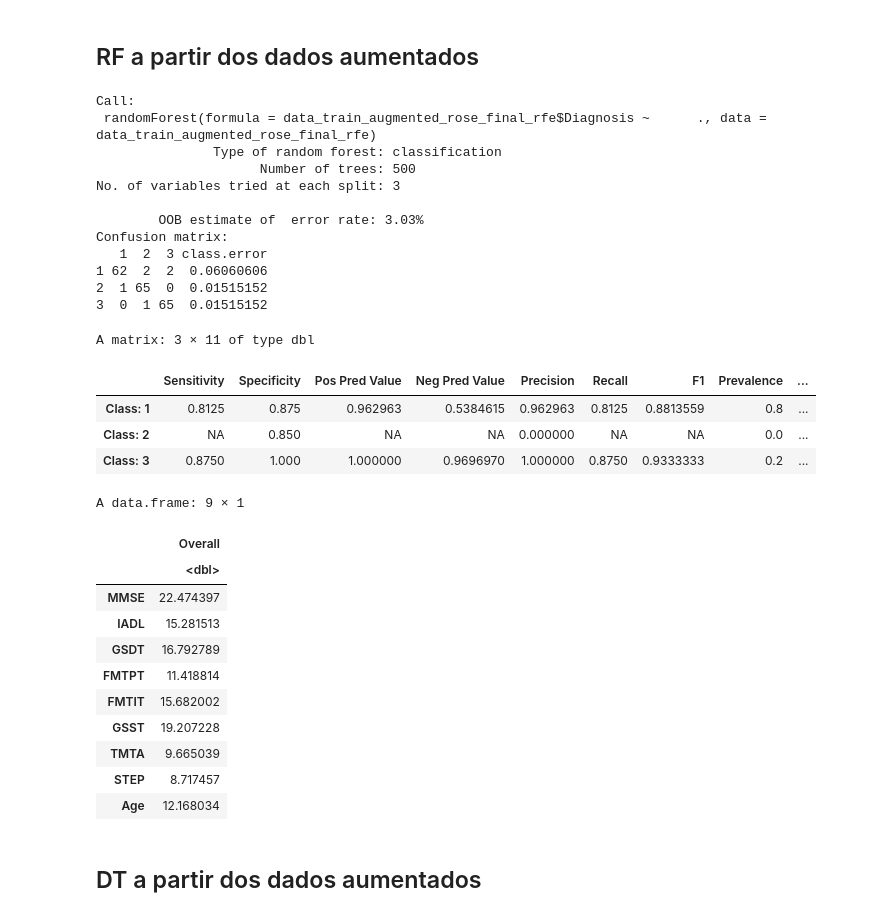
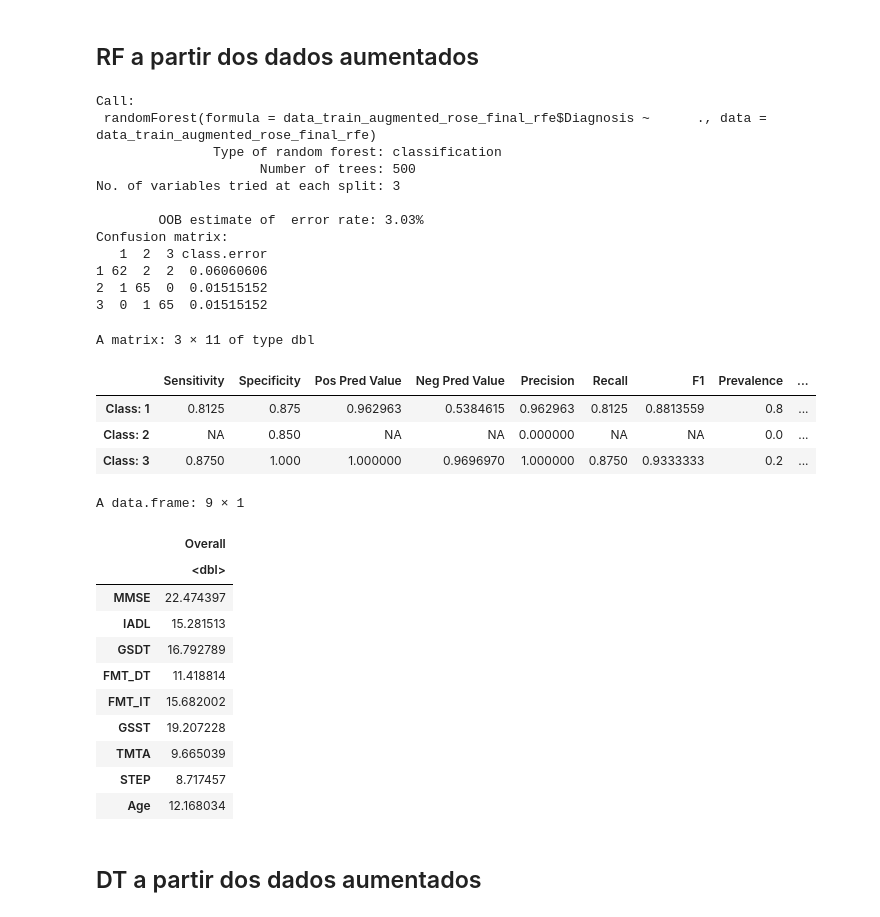
Before and after one commit to RenanBaltar/Analise-artigo-idosos, a Jupyter notebook: analise-artigo-felipe.ipynb, the cells around one changed output. Drawn from its saved outputs; the diff is of its cells as text; code cells hidden in the pictures.

```diff
--- a/analise-artigo-felipe.ipynb
+++ b/analise-artigo-felipe.ipynb
@@ -422,42 +401,42 @@ table(data_train_augmented_rose_final$Diagnosis) #(66,66,66)
 # %%
 set.seed(333)
 data_train_augmented_rose_final_rfe<- data_train_augmented_rose_final[,c("Diagnosis","MMSE",
-                                                                          "IADL","GSDT","FMTPT","FMTIT","GSST","TMTA","STEP","Age")]
+                                                                          "IADL","GSDT","FMT_DT","FMT_IT","GSST","TMTA","STEP","Age")]
 rf_rose<- randomForest(data_train_augmented_rose_final_rfe$Diagnosis~.,data = data_train_augmented_rose_final_rfe)
 rf_rose
 #Validação do modelo
 data_test_augmented_rose_final_rfe<- data_test[,c("Diagnosis","MMSE",
-                               "IADL","GSDT","FMTPT","FMTIT","GSST","TMTA","STEP","Age")]
+                               "IADL","GSDT","FMT_DT","FMT_IT","GSST","TMTA","STEP","Age")]
 prediction_rose<- predict(rf_rose,data_test_augmented_rose_final_rfe)
 Metrics_rose<- confusionMatrix(table(data_test_augmented_rose_final_rfe$Diagnosis,prediction_rose))$byClass
 Metrics_rose
 varImp(rf_rose)
 # %% [output]
 Call:
  randomForest(formula = data_train_augmented_rose_final_rfe$Diagnosis ~      ., data = data_train_augmented_rose_final_rfe)
                Type of random forest: classification
                      Number of trees: 500
 No. of variables tried at each split: 3
 
         OOB estimate of  error rate: 3.03%
 Confusion matrix:
    1  2  3 class.error
 1 62  2  2  0.06060606
 2  1 65  0  0.01515152
 3  0  1 65  0.01515152
 A matrix: 3 × 11 of type dbl
 |  | Sensitivity | Specificity | Pos Pred Value | Neg Pred Value | Precision | Recall | F1 | Prevalence | ... |
 | Class: 1 | 0.8125 | 0.875 | 0.962963 | 0.5384615 | 0.962963 | 0.8125 | 0.8813559 | 0.8 | ... |
 | Class: 2 | NA | 0.850 | NA | NA | 0.000000 | NA | NA | 0.0 | ... |
 | Class: 3 | 0.8750 | 1.000 | 1.000000 | 0.9696970 | 1.000000 | 0.8750 | 0.9333333 | 0.2 | ... |
 A data.frame: 9 × 1
 |  | Overall |
 |  | <dbl> |
 | MMSE | 22.474397 |
 | IADL | 15.281513 |
 | GSDT | 16.792789 |
-| FMTPT | 11.418814 |
-| FMTIT | 15.682002 |
+| FMT_DT | 11.418814 |
+| FMT_IT | 15.682002 |
 | GSST | 19.207228 |
 | TMTA | 9.665039 |
 | STEP | 8.717457 |
```
Also changed, not shown: parts of 9 cells of this notebook, 1 other file.
